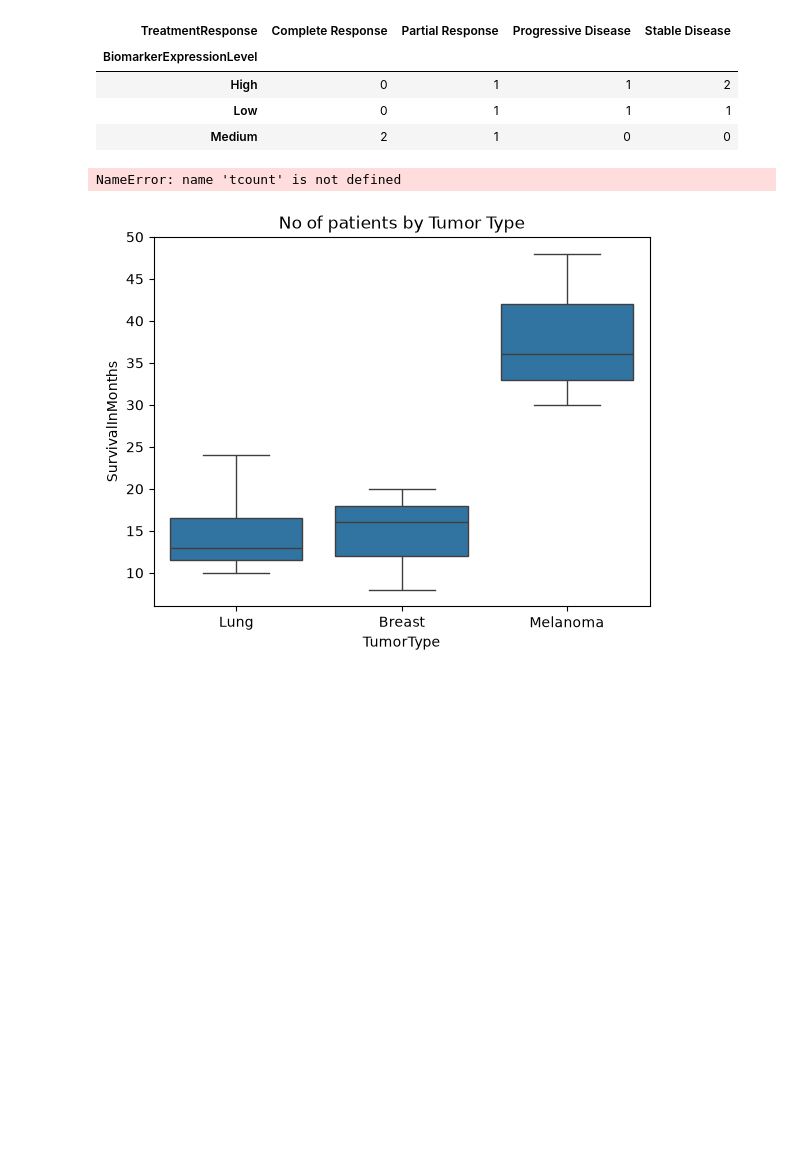
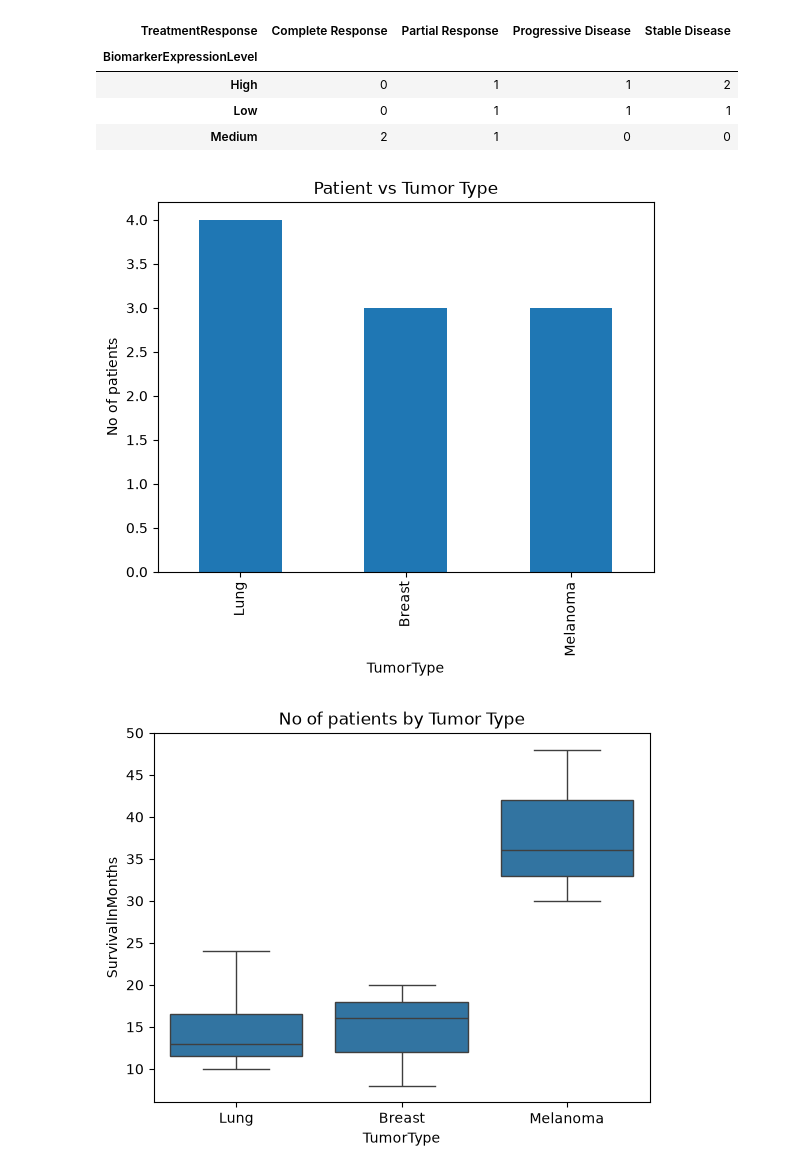
Before and after one commit to itschathura/Machine-Learning-for-Bioinformatics, a Jupyter notebook: Day2 - Matplotlib & Seaborn for graphs, charts/mycancer.ipynb, the cells around one changed output. Saved outputs shown, nothing was run; the diff lists cells and outputs as text; code cells hidden in the pictures; blank space fills up the shorter version.

```diff
--- a/Day2 - Matplotlib & Seaborn for graphs, charts/mycancer.ipynb
+++ b/Day2 - Matplotlib & Seaborn for graphs, charts/mycancer.ipynb
@@ -203,15 +203,16 @@ import seaborn as sns
 # %%
 #patients vs cancer type
 # sns.countplot(data = df, x = 'TumorType')
+tcount = df['TumorType'].value_counts()
 
-tcount.plt(df['TumorType'], kind="bar")
+tcount.plot(kind="bar")
 
 plt.title("Patient vs Tumor Type")
 plt.xlabel("TumorType")
 plt.ylabel('No of patients')
 plt.show()
 # %% [output]
-NameError: name 'tcount' is not defined
+[figure, added]
 # %%
 #box plot - survival by tumor type
 sns.boxplot(
```
Also changed, not shown: 6 other files.
